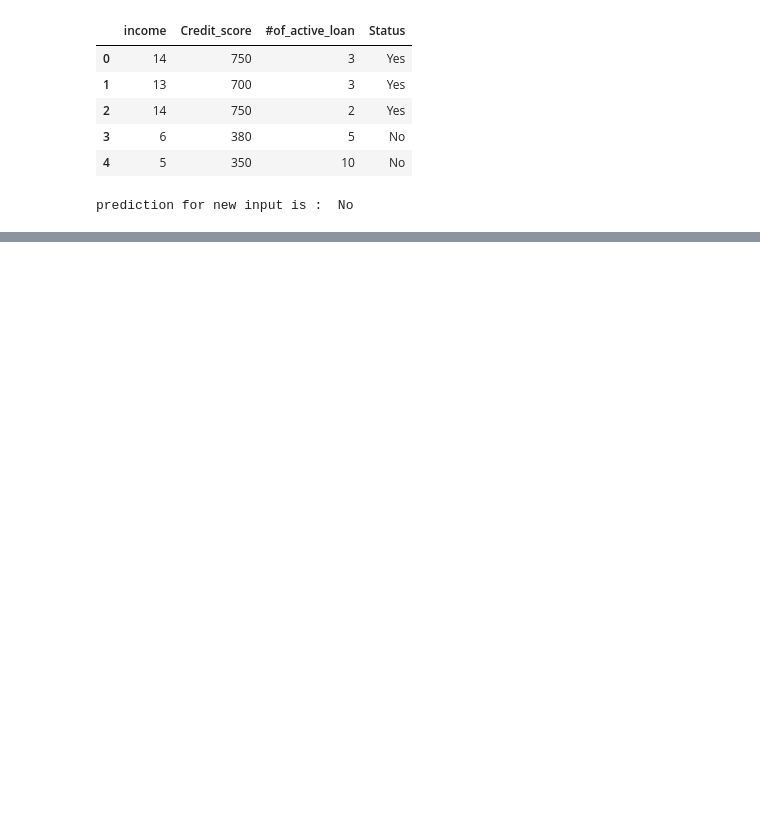
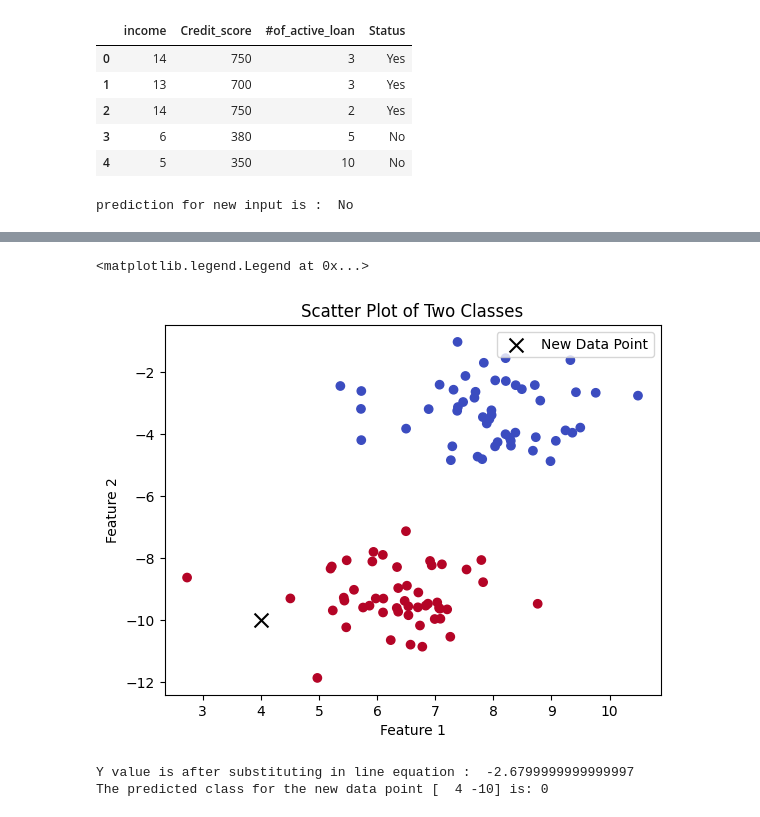
Before and after one commit to rahul8879/as_ds_course, a Jupyter notebook: math_based_solution/01_Linear_algebra.ipynb, the cells around one changed output, grey strips where cells are left out. Saved outputs shown, nothing was run; the diff lists cells and outputs as text; code cells hidden in the pictures; blank space fills up the shorter version.

```diff
--- a/math_based_solution/01_Linear_algebra.ipynb
+++ b/math_based_solution/01_Linear_algebra.ipynb
@@ -32,0 +59,30 @@ prediction for new input is :  No
+# %%
+# lets take new data point
+new_data_point = np.array([4,-10])
+plt.scatter(X[:, 0], X[:, 1], c=y, cmap='coolwarm')
+plt.xlabel('Feature 1')
+plt.ylabel('Feature 2')
+plt.title('Scatter Plot of Two Classes')
+
+# Add the new data point to the plot
+plt.scatter(new_data_point[0], new_data_point[1], c='black', marker='x', s=100, label='New Data Point')
+plt.legend()
+# %% [output]
+<matplotlib.legend.Legend at 0x...>
+[figure, added]
+# %%
+# Lets use the equation of line to predict the class of new data point
+def predict_class(point):
+    x = point[0]
+    y = point[1]
+    print('Y value is after substituting in line equation : ',slope * x + intercept )
+    if y > slope * x + intercept:
+        return 1
+    else:
+        return 0
+
+predicted_class = predict_class(new_data_point)
+print(f"The predicted class for the new data point {new_data_point} is: {predicted_class}")
+# %% [output]
+Y value is after substituting in line equation :  -2.6799999999999997
+The predicted class for the new data point [  4 -10] is: 0
```
Also changed, not shown: parts of 2 cells of this notebook.
